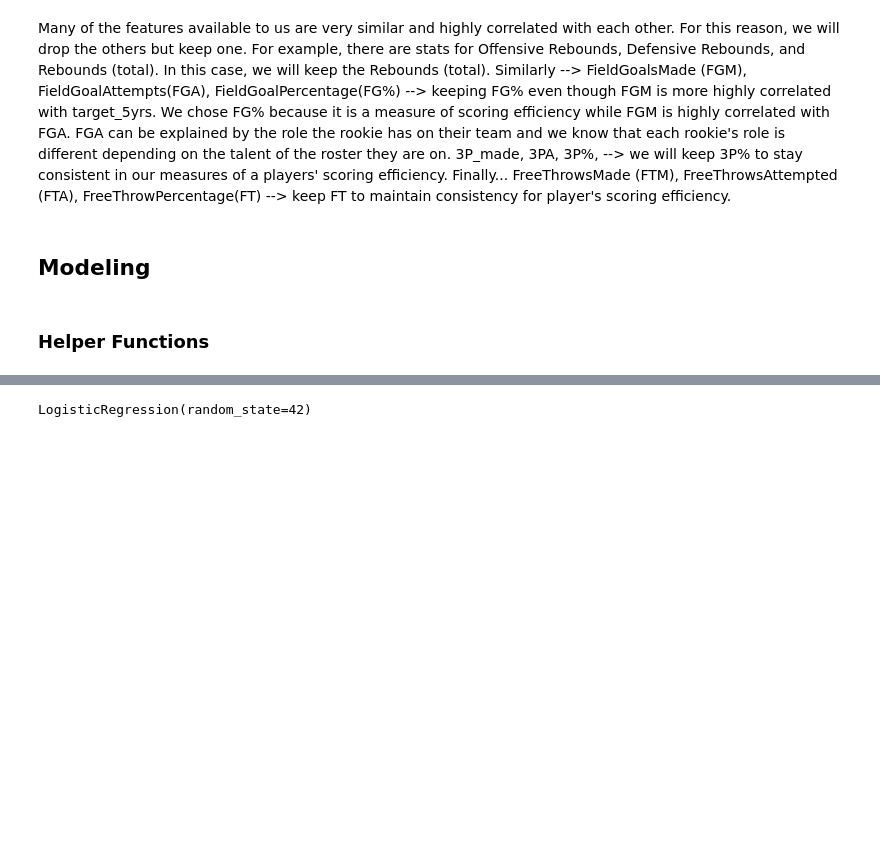
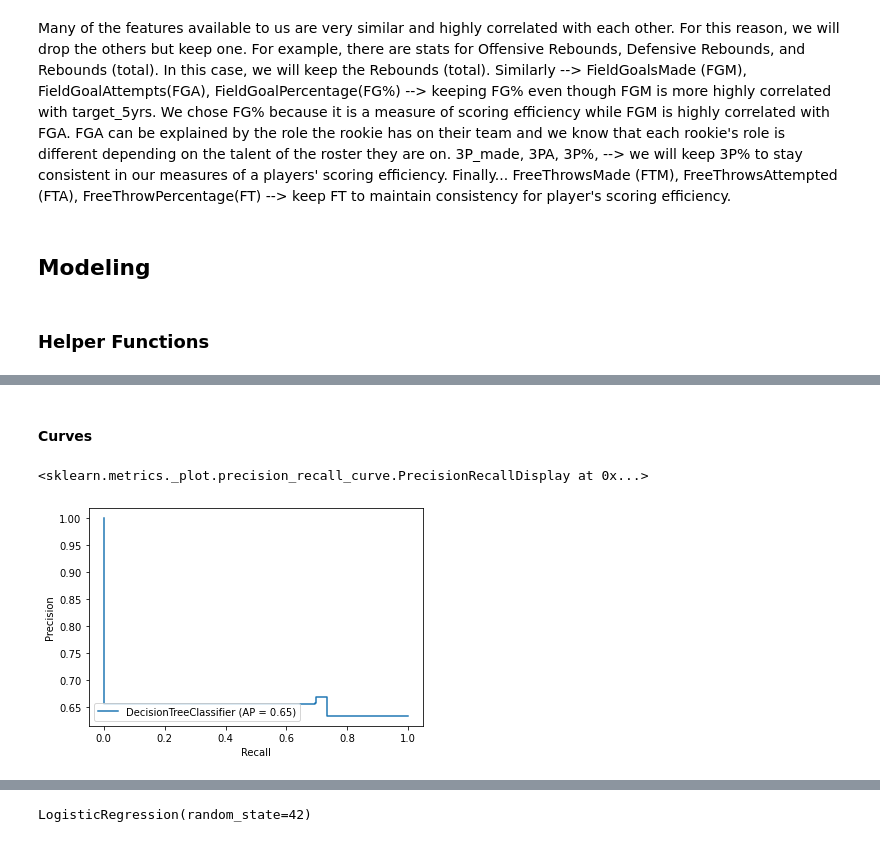
Before and after one commit to serajkhazei/Project_3, a Jupyter notebook: Rookie 5 Year Predictions.ipynb, the cells around one changed output, grey strips where cells are left out. Drawn from its saved outputs; the diff is of its cells as text; code cells hidden in the pictures; blank space fills up the shorter version.

```diff
--- a/Rookie 5 Year Predictions.ipynb
+++ b/Rookie 5 Year Predictions.ipynb
@@ -139,0 +156,7 @@ X_train, X_val, y_train, y_val = train_test_split(X_train, y_train, test_size=0.
+# %% [markdown]
+#### Curves
+# %%
+plot_precision_recall_curve(base_tree, X_test, y_test )
+# %% [output]
+<sklearn.metrics._plot.precision_recall_curve.PrecisionRecallDisplay at 0x...>
+[figure, added]
```
Also changed, not shown: parts of 25 cells of this notebook, 1 other file.
